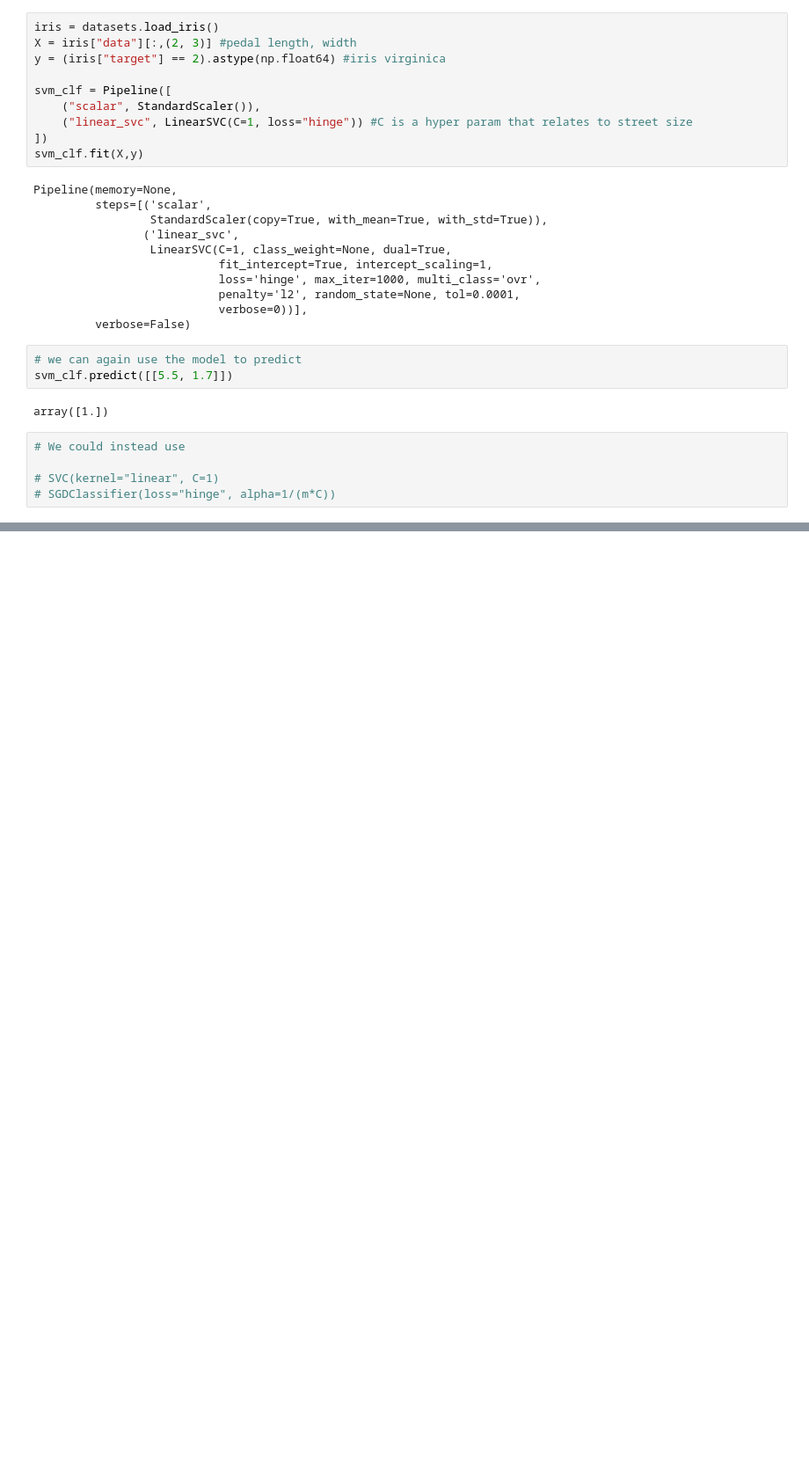
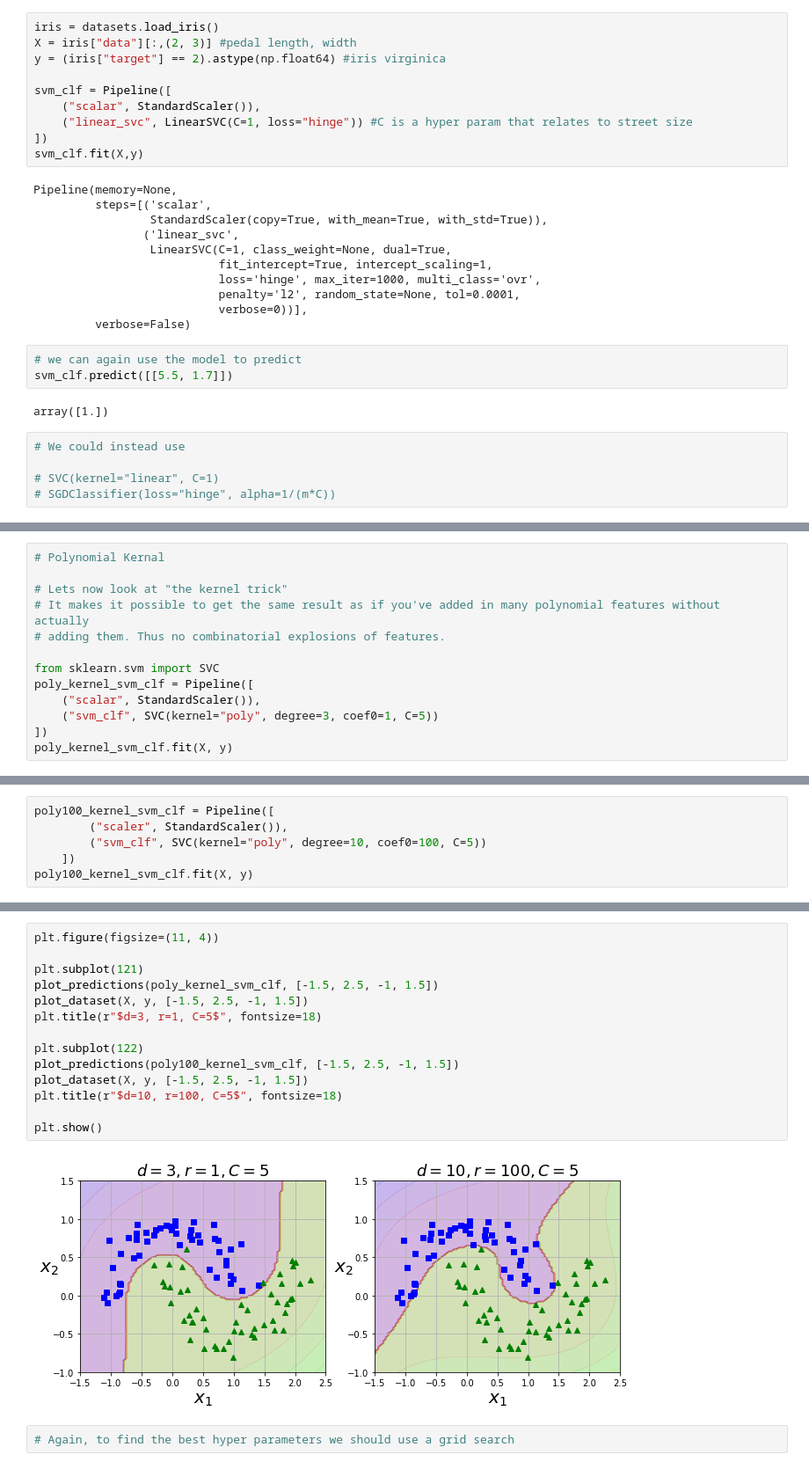
Before and after one commit to bencouser/hands_on_ai, a Jupyter notebook: support_vector_machines.ipynb, the cells around one changed output, grey strips where cells are left out. Shown: that part at 88% size. Cells and saved outputs as stored; diff of their text form; blank space fills up the shorter version.

```diff
--- a/support_vector_machines.ipynb
+++ b/support_vector_machines.ipynb
@@ -58,0 +114,13 @@ from
+# %%
+# Polynomial Kernal
+
+# Lets now look at "the kernel trick"
+# It makes it possible to get the same result as if you've added in many polynomial features without actually
+# adding them. Thus no combinatorial explosions of features.
+
+from sklearn.svm import SVC
+poly_kernel_svm_clf = Pipeline([
+    ("scalar", StandardScaler()),
+    ("svm_clf", SVC(kernel="poly", degree=3, coef0=1, C=5))
+])
+poly_kernel_svm_clf.fit(X, y)
@@ -58,0 +138,6 @@ from
+# %%
+poly100_kernel_svm_clf = Pipeline([
+        ("scaler", StandardScaler()),
+        ("svm_clf", SVC(kernel="poly", degree=10, coef0=100, C=5))
+    ])
+poly100_kernel_svm_clf.fit(X, y)
@@ -58,0 +155,18 @@ from
+# %%
+plt.figure(figsize=(11, 4))
+
+plt.subplot(121)
+plot_predictions(poly_kernel_svm_clf, [-1.5, 2.5, -1, 1.5])
+plot_dataset(X, y, [-1.5, 2.5, -1, 1.5])
+plt.title(r"$d=3, r=1, C=5$", fontsize=18)
+
+plt.subplot(122)
+plot_predictions(poly100_kernel_svm_clf, [-1.5, 2.5, -1, 1.5])
+plot_dataset(X, y, [-1.5, 2.5, -1, 1.5])
+plt.title(r"$d=10, r=100, C=5$", fontsize=18)
+
+plt.show()
+# %% [output]
+[figure, added]
+# %%
+# Again, to find the best hyper parameters we should use a grid search
```
Also changed, not shown: parts of 9 cells of this notebook.
